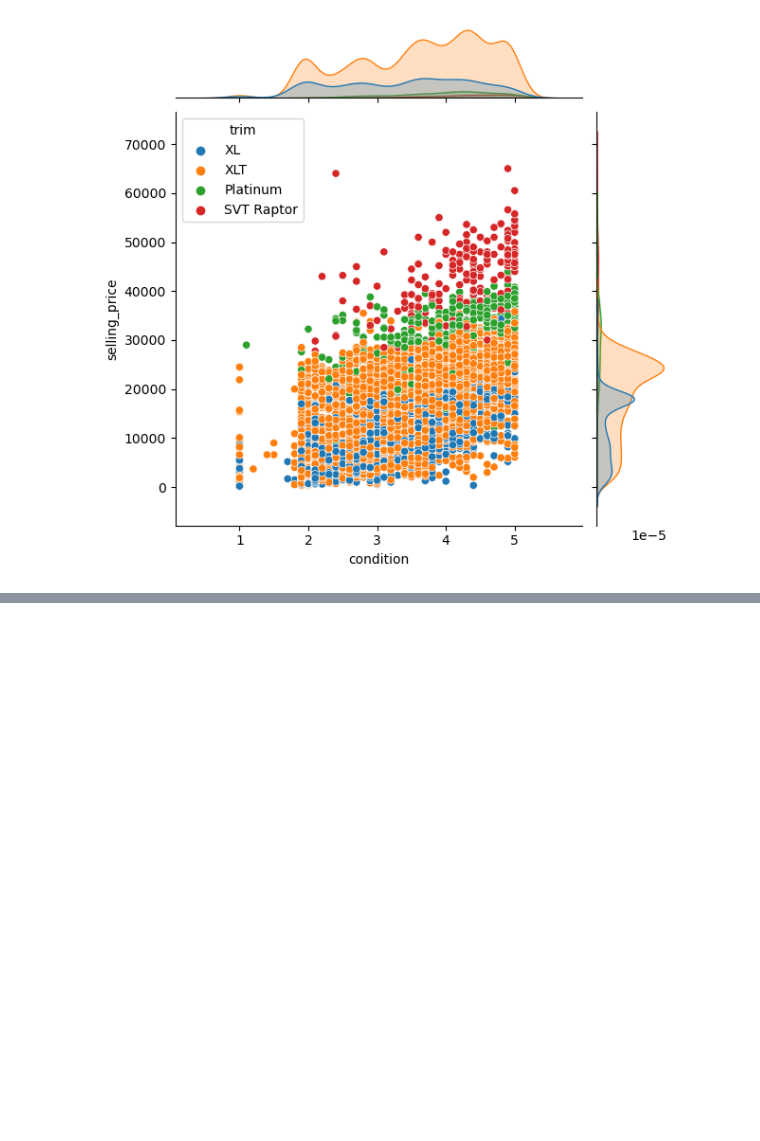
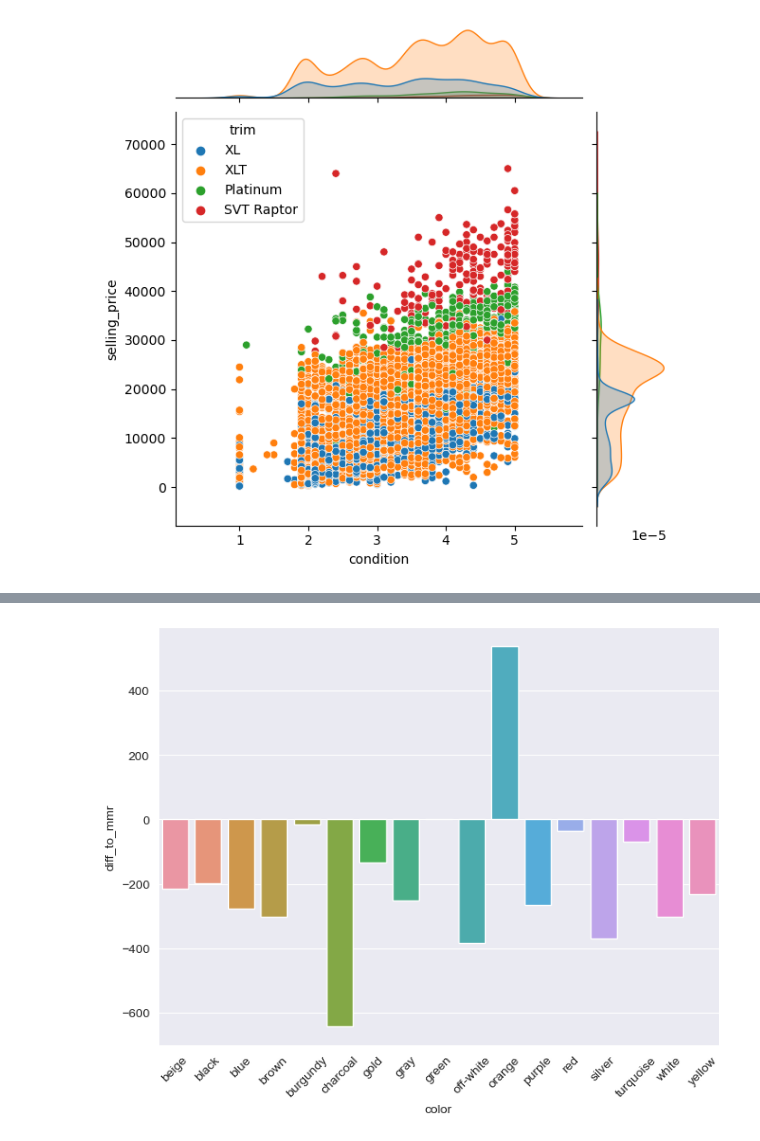
Before and after one commit to MeetPatel89/car_sales_analysis, a Jupyter notebook: notebook.ipynb, the cells around one changed output, grey strips where cells are left out. Cells and saved outputs as stored; diff of their text form; code cells hidden in the pictures; blank space fills up the shorter version.

Commit message:
create bar plot for difference in selling price and mmr for given car color

```diff
--- a/notebook.ipynb
+++ b/notebook.ipynb
@@ -352,0 +359,17 @@ sns.jointplot(
+# %%
+sns.set_style("darkgrid")
+f150s_by_color = pd.read_sql(read_contents(rf"{ROOT_DIR}/sql/f150s_by_color.sql"), sqlConn.get_sql_engine())
+
+fig, ax = plt.subplots(figsize=(8, 6))
+
+sns.barplot(
+    x="color",
+    y="diff_to_mmr",
+    data=f150s_by_color
+)
+
+plt.xticks(rotation=45)
+
+plt.show()
+# %% [output]
+[figure, added]
```
Also changed, not shown: parts of 1 cell of this notebook, 1 other file.
